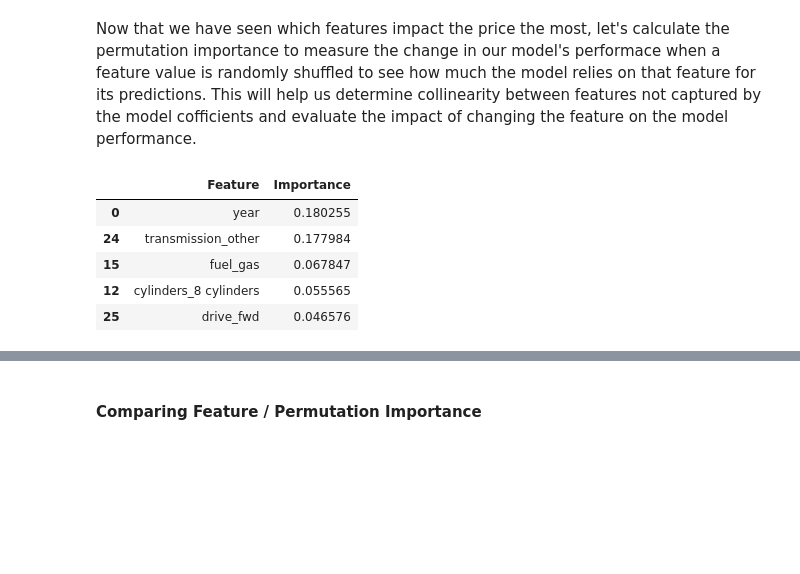
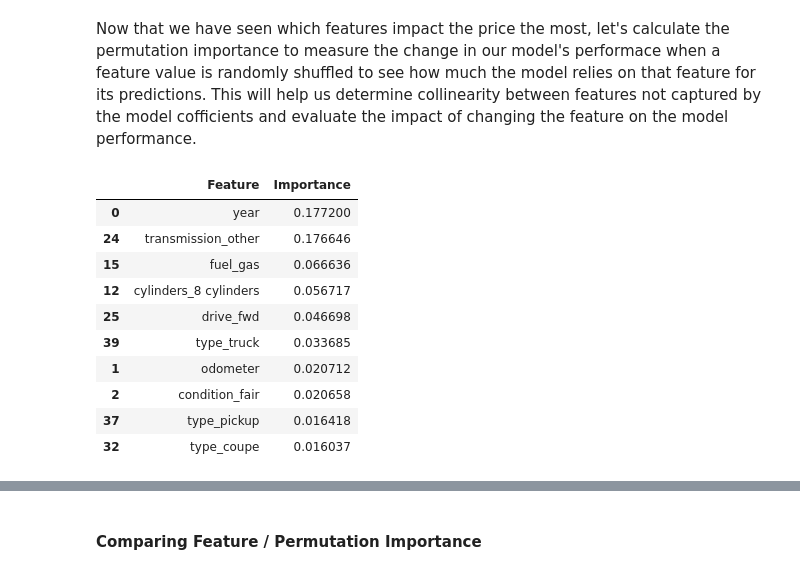
Before and after one commit to fazeelgm/UCB_ML_AI_PracticalApp_II, a Jupyter notebook: PricingModelReport.ipynb, the cells around one changed output, grey strips where cells are left out. Drawn from its saved outputs; the diff is of its cells as text; code cells hidden in the pictures; blank space fills up the shorter version.

```diff
--- a/PricingModelReport.ipynb
+++ b/PricingModelReport.ipynb
@@ -792,17 +794,25 @@ Now that we have seen which features impact the price the most, let's calculate
 # %%
 from sklearn.inspection import permutation_importance
 
 p_imp = permutation_importance(best_model, X_test_scaled, y_test, n_repeats=10, random_state=random_state)
 p_imp_mean = p_imp.importances_mean
 p_imp_df = pd.DataFrame({'Feature': feature_names, 'Importance': p_imp_mean})
-p_imp_df.sort_values(by='Importance', ascending=False).head()
+
+dfi.export(p_imp_df.head(top_n), 'images/results_permutation_imp.png')
+
+p_imp_df.sort_values(by='Importance', ascending=False).head(top_n)
 # %% [output]
 |  | Feature | Importance |
-| 0 | year | 0.180255 |
-| 24 | transmission_other | 0.177984 |
-| 15 | fuel_gas | 0.067847 |
-| 12 | cylinders_8 cylinders | 0.055565 |
-| 25 | drive_fwd | 0.046576 |
+| 0 | year | 0.177200 |
+| 24 | transmission_other | 0.176646 |
+| 15 | fuel_gas | 0.066636 |
+| 12 | cylinders_8 cylinders | 0.056717 |
+| 25 | drive_fwd | 0.046698 |
+| 39 | type_truck | 0.033685 |
+| 1 | odometer | 0.020712 |
+| 2 | condition_fair | 0.020658 |
+| 37 | type_pickup | 0.016418 |
+| 32 | type_coupe | 0.016037 |
 # %%
 def plot_permutation_importance(p_imp_result, features, p_imp_mean, ax):
 
```
Also changed, not shown: parts of 17 cells of this notebook.
